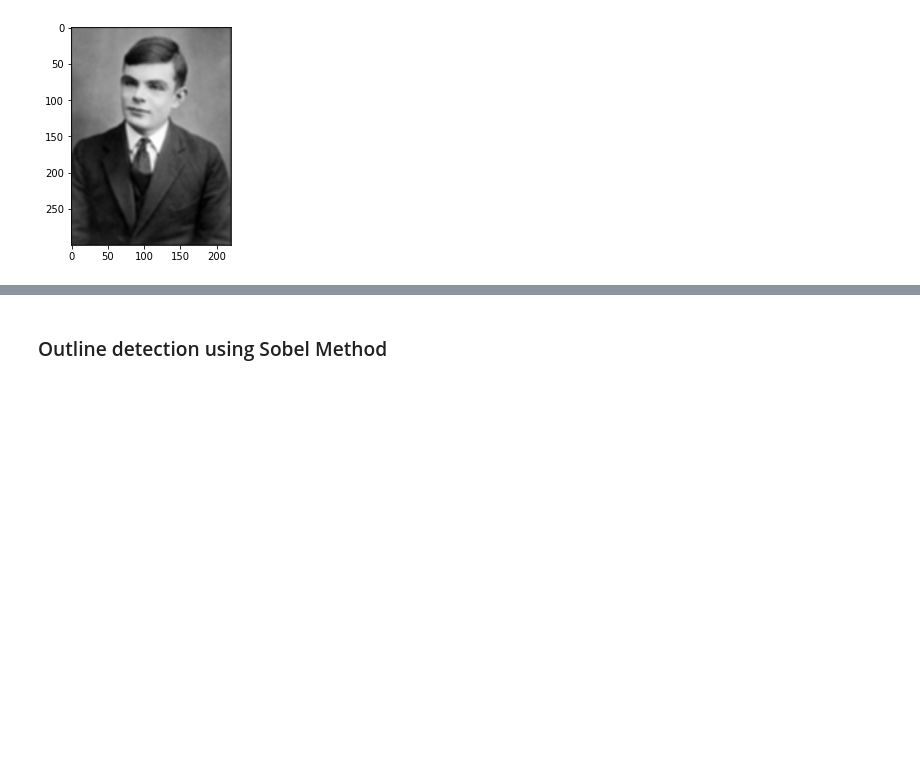
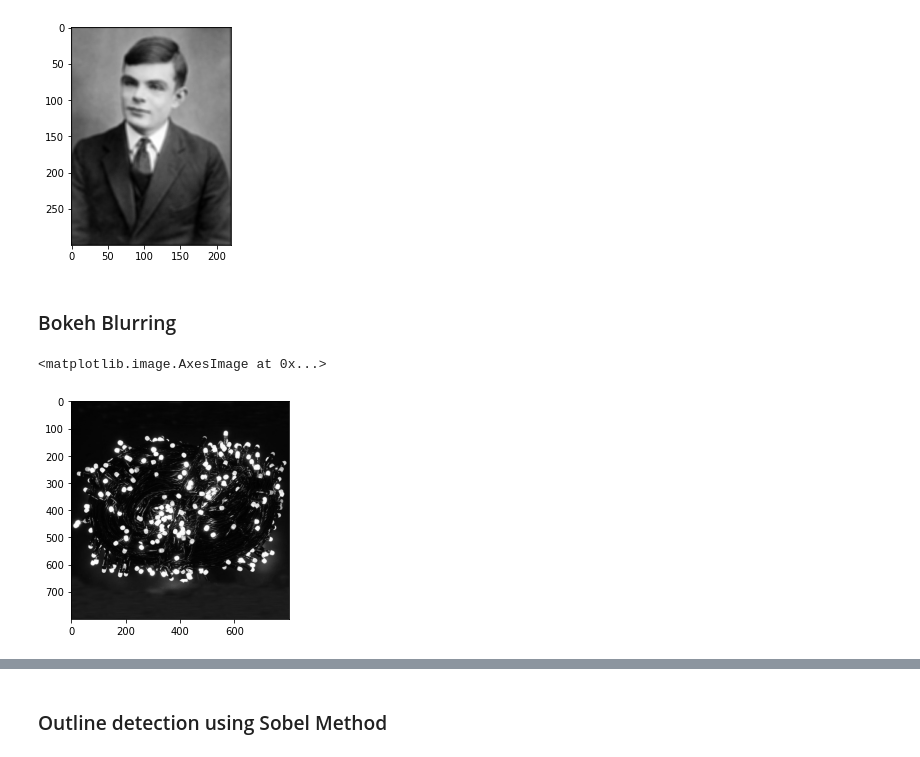
Before and after one commit to debojyoti31/Digital-Image-Processing, a Jupyter notebook: Convolution_Operation/convolution.ipynb, the cells around one changed output, grey strips where cells are left out. Cells and saved outputs as stored; diff of their text form; code cells hidden in the pictures; blank space fills up the shorter version.

```diff
--- a/Convolution_Operation/convolution.ipynb
+++ b/Convolution_Operation/convolution.ipynb
@@ -73,3 +73,11 @@ matrix2pgm(filtered_matrix,image[1],output_image_file_name = 'blured_Alan.pgm')
 convolution progress (in %)...
 100.0
 [figure]
+# %% [markdown]
+### Bokeh Blurring
+# %%
+image = read_pgm('light.pgm')
+plt.imshow(image[0])
+# %% [output]
+<matplotlib.image.AxesImage at 0x...>
+[figure, added]
```
Also changed, not shown: parts of 2 cells of this notebook.
